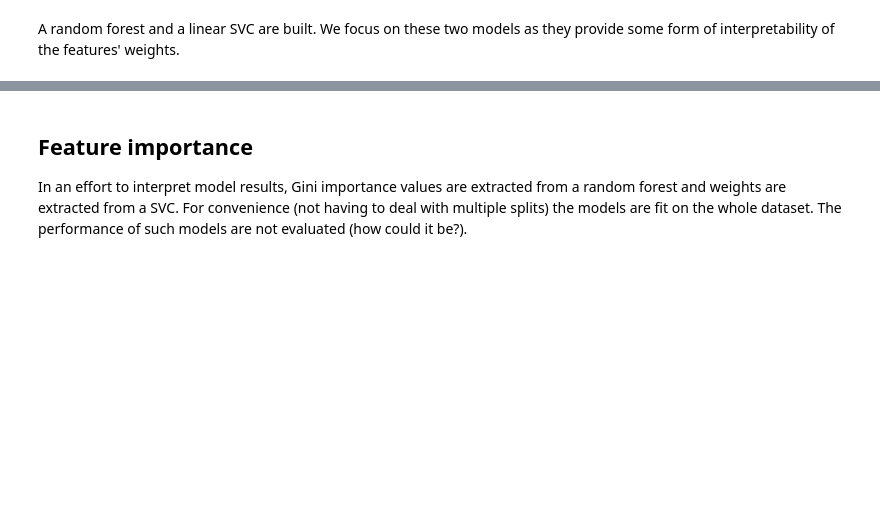
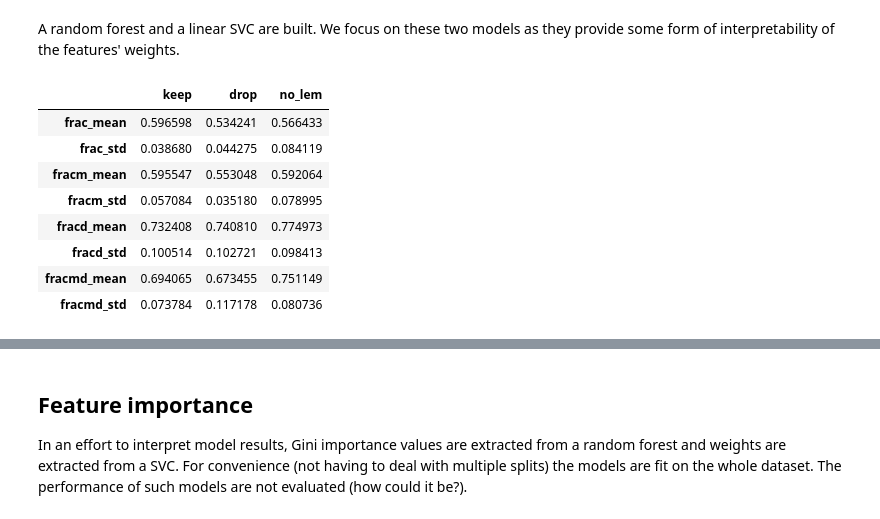
Before and after one commit to Ball-Man/vjp-ita, a Jupyter notebook: count_based.ipynb, the cells around one changed output, grey strips where cells are left out. Cells and saved outputs as stored; diff of their text form; code cells hidden in the pictures; blank space fills up the shorter version.

```diff
--- a/count_based.ipynb
+++ b/count_based.ipynb
@@ -134,15 +190,33 @@ pd.DataFrame(results, ('mean', 'std'))
 # %% [markdown]
 A random forest and a linear SVC are built. We focus on these two models as they provide some form of interpretability of the features' weights.
 # %%
+# Random forest
 random_forest = Pipeline([('vectorizer', TfidfVectorizer()),
                           ('model', RandomForestClassifier(
                               random_state=random_state))])
 
 results = {}
-for name, df in dataframes:
-    forest_results = models.cross_validate(random_forest, df,
-                                           cv=folds.split(df))
-    results[name] = forest_results.mean(), forest_results.std()
+row_names = []
+for tag_list in tag_lists:
+    subresults = cross_validate_on_dfs(random_forest,
+                                       tags=tag_list)
 
-pd.DataFrame(results, ('mean', 'std'))
+    for key, values in subresults.items():
+        results.setdefault(key, [])
+        results[key].extend(values)
+
+    tag_name = tag_list_name(tag_list)
+    row_names += [tag_name + '_mean', tag_name + '_std']
+
+pd.DataFrame(results, row_names)
+# %% [output]
+|  | keep | drop | no_lem |
+| frac_mean | 0.596598 | 0.534241 | 0.566433 |
+| frac_std | 0.038680 | 0.044275 | 0.084119 |
+| fracm_mean | 0.595547 | 0.553048 | 0.592064 |
+| fracm_std | 0.057084 | 0.035180 | 0.078995 |
+| fracd_mean | 0.732408 | 0.740810 | 0.774973 |
+| fracd_std | 0.100514 | 0.102721 | 0.098413 |
+| fracmd_mean | 0.694065 | 0.673455 | 0.751149 |
+| fracmd_std | 0.073784 | 0.117178 | 0.080736 |
 # %%
```
Also changed, not shown: parts of 12 cells of this notebook, 1 other file.
